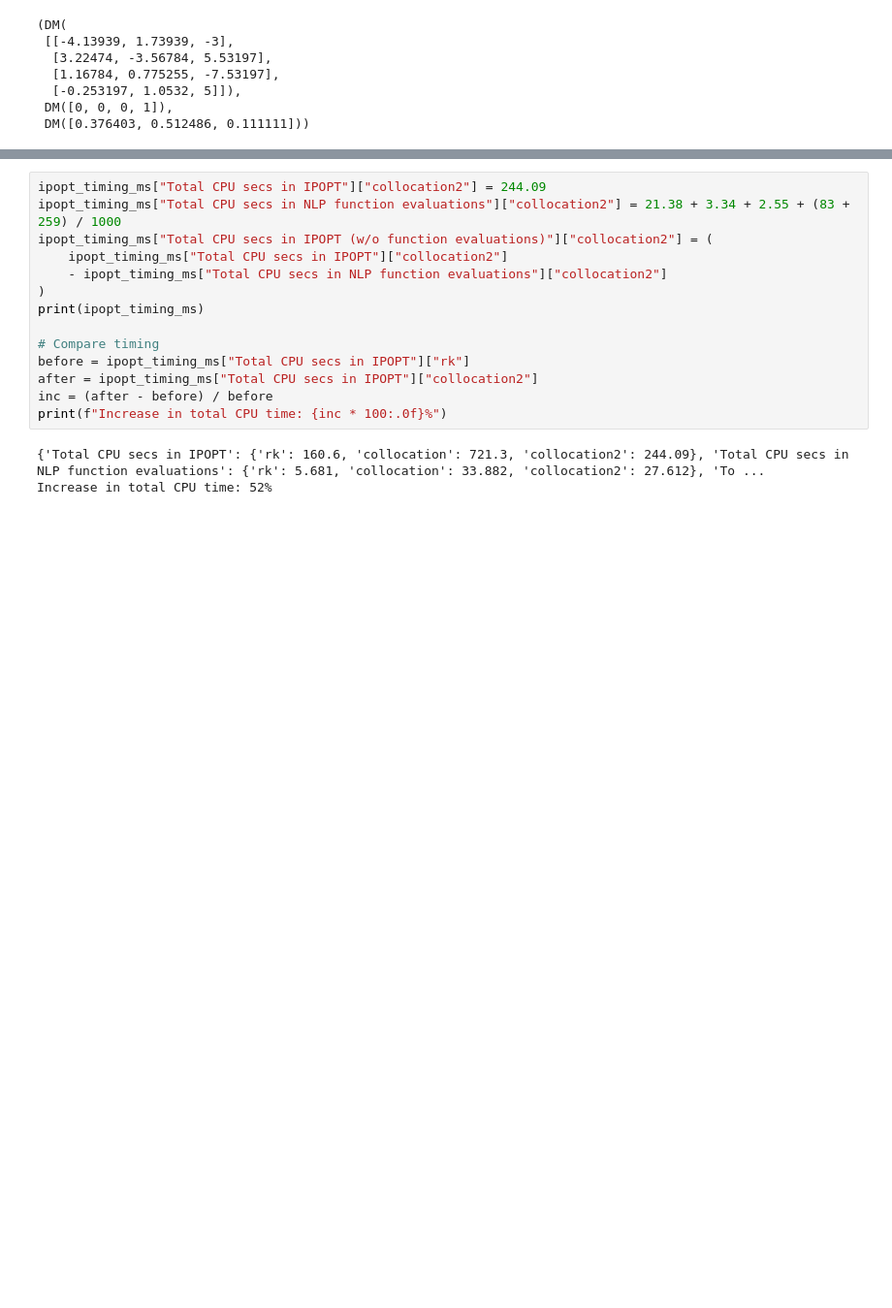
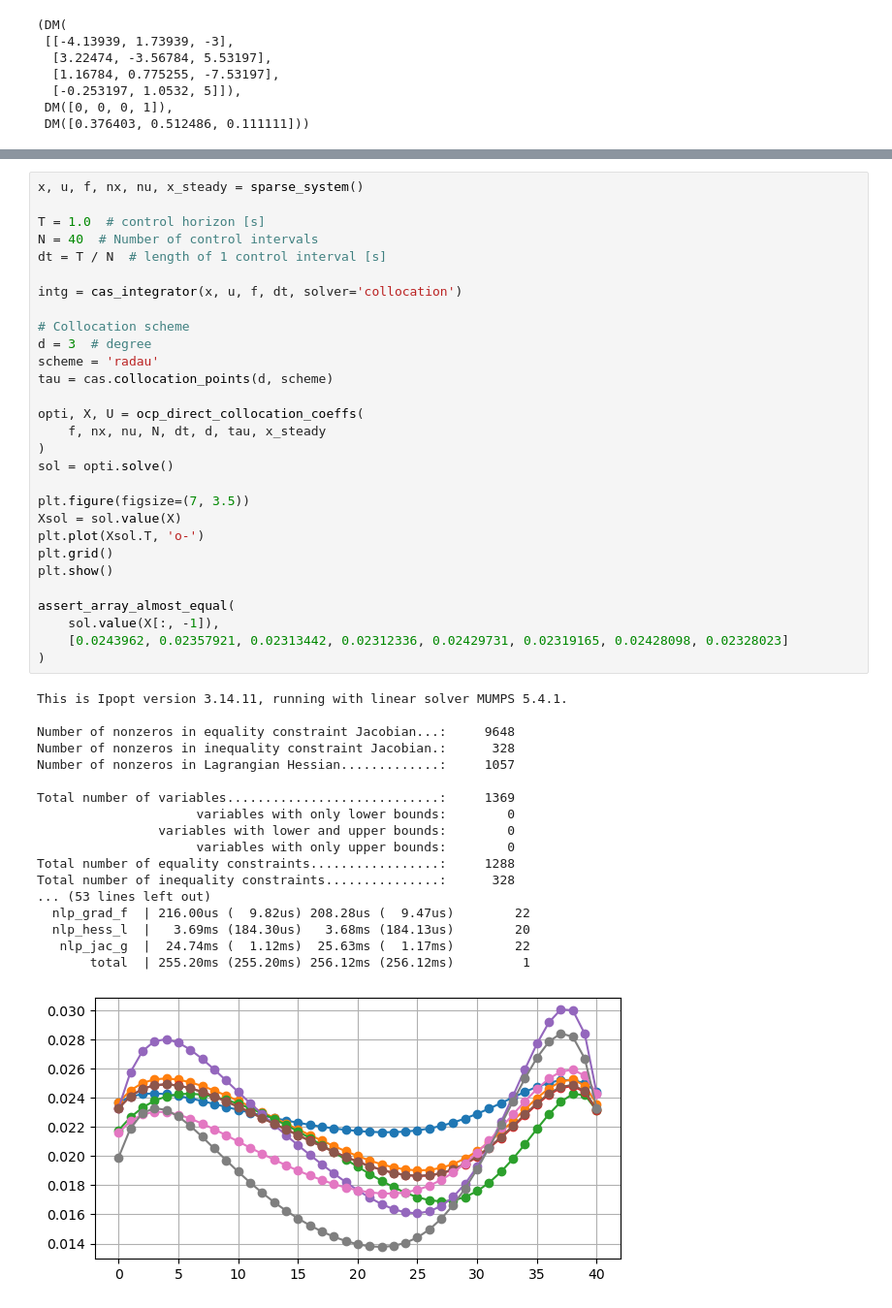
Before and after one commit to billtubbs/casadi-examples, a Jupyter notebook: 12-Direct-Collocation.ipynb, the cells around one changed output, grey strips where cells are left out. Shown at 97% size. Drawn from its saved outputs; the diff is of its cells as text; blank space fills up the shorter version.

```diff
--- a/12-Direct-Collocation.ipynb
+++ b/12-Direct-Collocation.ipynb
@@ -274,17 +327,48 @@ Total number of inequality constraints...............:      328
-# %%
-ipopt_timing_ms["Total CPU secs in IPOPT"]["collocation2"] = 244.09
-ipopt_timing_ms["Total CPU secs in NLP function evaluations"]["collocation2"] = 21.38 + 3.34 + 2.55 + (83 + 259) / 1000
-ipopt_timing_ms["Total CPU secs in IPOPT (w/o function evaluations)"]["collocation2"] = (
-    ipopt_timing_ms["Total CPU secs in IPOPT"]["collocation2"]
-    - ipopt_timing_ms["Total CPU secs in NLP function evaluations"]["collocation2"]
-)
-print(ipopt_timing_ms)
-
-# Compare timing
-before = ipopt_timing_ms["Total CPU secs in IPOPT"]["rk"]
-after = ipopt_timing_ms["Total CPU secs in IPOPT"]["collocation2"]
-inc = (after - before) / before
-print(f"Increase in total CPU time: {inc * 100:.0f}%")
-# %% [output]
-{'Total CPU secs in IPOPT': {'rk': 160.6, 'collocation': 721.3, 'collocation2': 244.09}, 'Total CPU secs in NLP function evaluations': {'rk': 5.681, 'collocation': 33.882, 'collocation2': 27.612}, 'To ...
-Increase in total CPU time: 52%
+# %%
+x, u, f, nx, nu, x_steady = sparse_system()
+
+T = 1.0  # control horizon [s]
+N = 40  # Number of control intervals
+dt = T / N  # length of 1 control interval [s]
+
+intg = cas_integrator(x, u, f, dt, solver='collocation')
+
+# Collocation scheme
+d = 3  # degree
+scheme = 'radau'
+tau = cas.collocation_points(d, scheme)
+
+opti, X, U = ocp_direct_collocation_coeffs(
+    f, nx, nu, N, dt, d, tau, x_steady
+)
+sol = opti.solve()
+
+plt.figure(figsize=(7, 3.5))
+Xsol = sol.value(X)
+plt.plot(Xsol.T, 'o-')
+plt.grid()
+plt.show()
+
+assert_array_almost_equal(
+    sol.value(X[:, -1]),
+    [0.0243962, 0.02357921, 0.02313442, 0.02312336, 0.02429731, 0.02319165, 0.02428098, 0.02328023]
+)
+# %% [output]
+This is Ipopt version 3.14.11, running with linear solver MUMPS 5.4.1.
+
+Number of nonzeros in equality constraint Jacobian...:     9648
+Number of nonzeros in inequality constraint Jacobian.:      328
+Number of nonzeros in Lagrangian Hessian.............:     1057
+
+Total number of variables............................:     1369
+                     variables with only lower bounds:        0
+                variables with lower and upper bounds:        0
+                     variables with only upper bounds:        0
+Total number of equality constraints.................:     1288
+Total number of inequality constraints...............:      328
+... (53 lines left out)
+  nlp_grad_f  | 216.00us (  9.82us) 208.28us (  9.47us)        22
+  nlp_hess_l  |   3.69ms (184.30us)   3.68ms (184.13us)        20
+   nlp_jac_g  |  24.74ms (  1.12ms)  25.63ms (  1.17ms)        22
+       total  | 255.20ms (255.20ms) 256.12ms (256.12ms)         1
+[figure, added]
```
Also changed, not shown: parts of 26 cells of this notebook, 5 other files.
